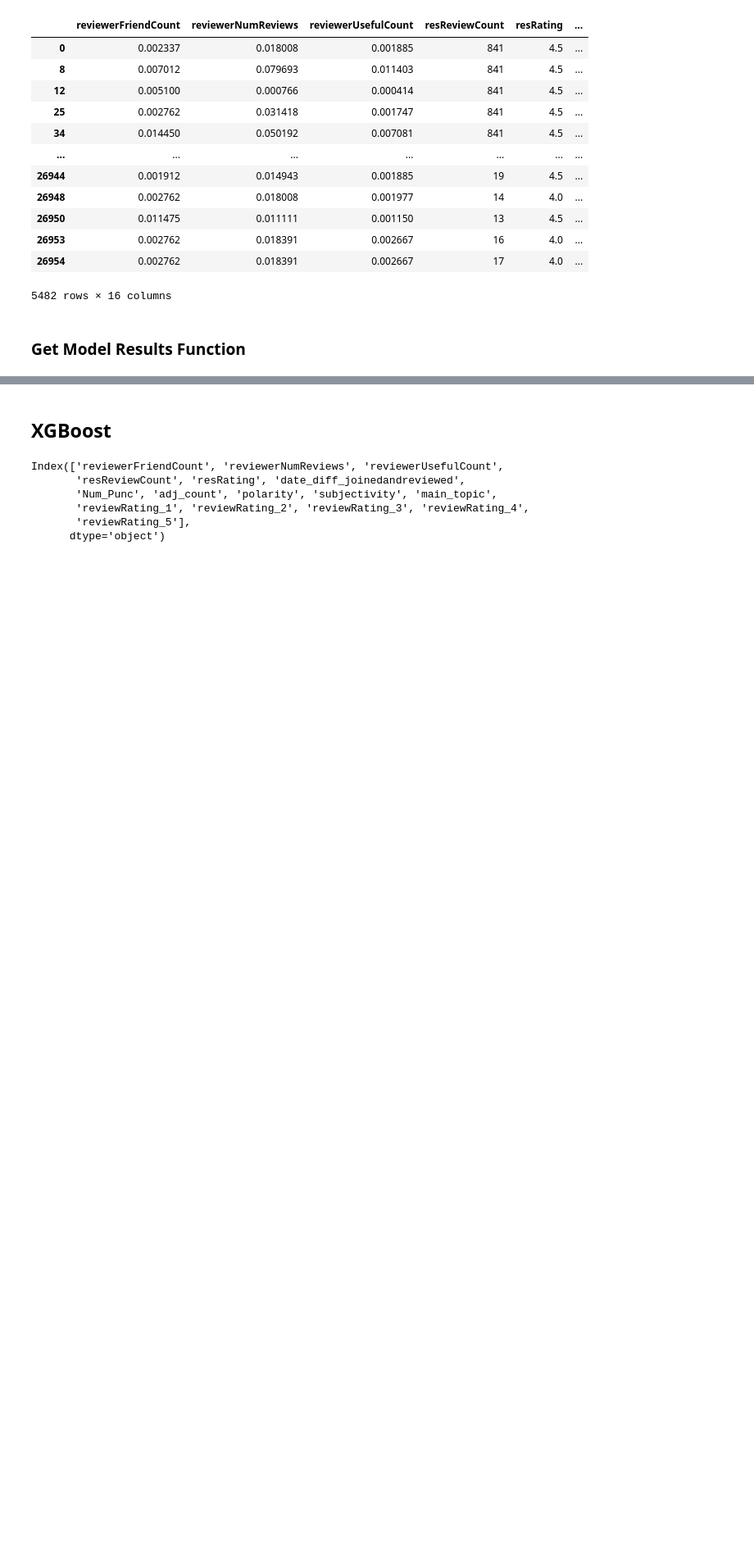
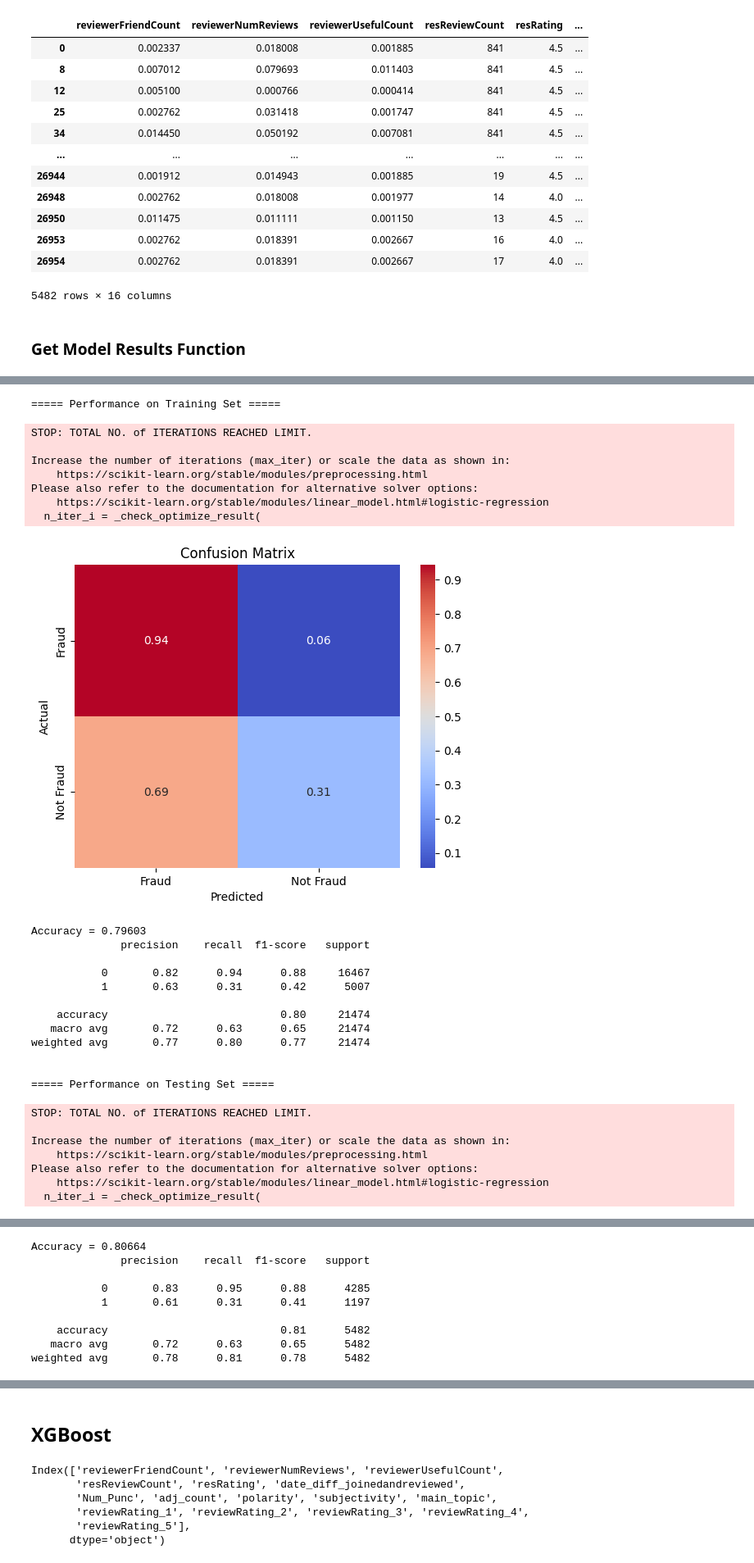
Before and after one commit to jesper1212/BT4012_Reviews, a Jupyter notebook: Notebooks/modelling/models.ipynb, the cells around one changed output, grey strips where cells are left out. Shown at 82% size. Saved outputs shown, nothing was run; the diff lists cells and outputs as text; code cells hidden in the pictures; blank space fills up the shorter version.

```diff
--- a/Notebooks/modelling/models.ipynb
+++ b/Notebooks/modelling/models.ipynb
@@ -118,0 +152,11 @@ def evaluate(clf, X_train, X_test, y_train, y_test):
+# %%
+param_grid = {'C': [0.001, 0.01, 0.1, 1, 10],
+              'penalty': ['l1', 'l2']}
+# %%
+grid_search = GridSearchCV(estimator=logit_model, param_grid=param_grid, cv=5, scoring='accuracy')
+grid_search.fit(X_train, y_train)
+best_params = grid_search.best_params_
+best_logreg = LogisticRegression(**best_params)
+best_logreg.fit(X_train, y_train)
+evaluate(best_logreg, X_train, X_test, y_train, y_test)
+# %% [output]
@@ -118,0 +180,28 @@ def evaluate(clf, X_train, X_test, y_train, y_test):
+===== Performance on Training Set =====
+STOP: TOTAL NO. of ITERATIONS REACHED LIMIT.
+
+Increase the number of iterations (max_iter) or scale the data as shown in:
+    https://scikit-learn.org/stable/modules/preprocessing.html
+Please also refer to the documentation for alternative solver options:
+    https://scikit-learn.org/stable/modules/linear_model.html#logistic-regression
+  n_iter_i = _check_optimize_result(
+[figure, added]
+Accuracy = 0.79603
+              precision    recall  f1-score   support
+
+           0       0.82      0.94      0.88     16467
+           1       0.63      0.31      0.42      5007
+
+    accuracy                           0.80     21474
+   macro avg       0.72      0.63      0.65     21474
+weighted avg       0.77      0.80      0.77     21474
+
+
+===== Performance on Testing Set =====
+STOP: TOTAL NO. of ITERATIONS REACHED LIMIT.
+
+Increase the number of iterations (max_iter) or scale the data as shown in:
+    https://scikit-learn.org/stable/modules/preprocessing.html
+Please also refer to the documentation for alternative solver options:
+    https://scikit-learn.org/stable/modules/linear_model.html#logistic-regression
+  n_iter_i = _check_optimize_result(
@@ -118,0 +209,9 @@ def evaluate(clf, X_train, X_test, y_train, y_test):
+Accuracy = 0.80664
+              precision    recall  f1-score   support
+
+           0       0.83      0.95      0.88      4285
+           1       0.61      0.31      0.41      1197
+
+    accuracy                           0.81      5482
+   macro avg       0.72      0.63      0.65      5482
+weighted avg       0.78      0.81      0.78      5482
```
Also changed, not shown: parts of 4 cells of this notebook.
